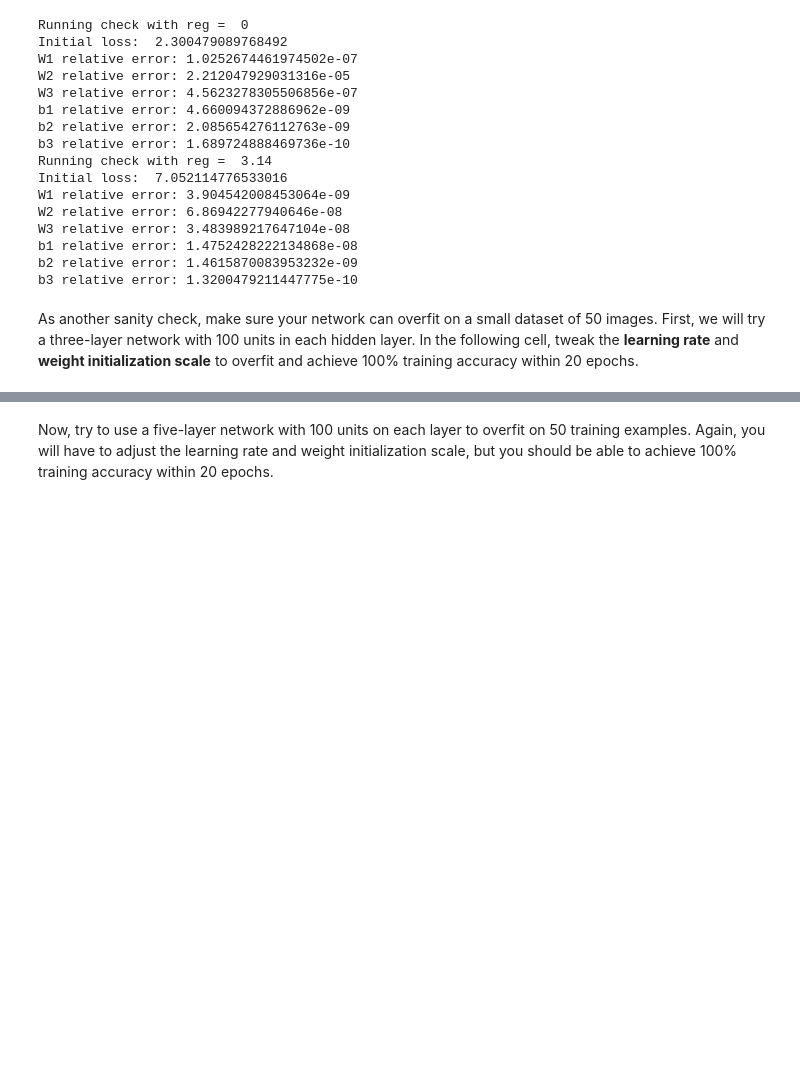
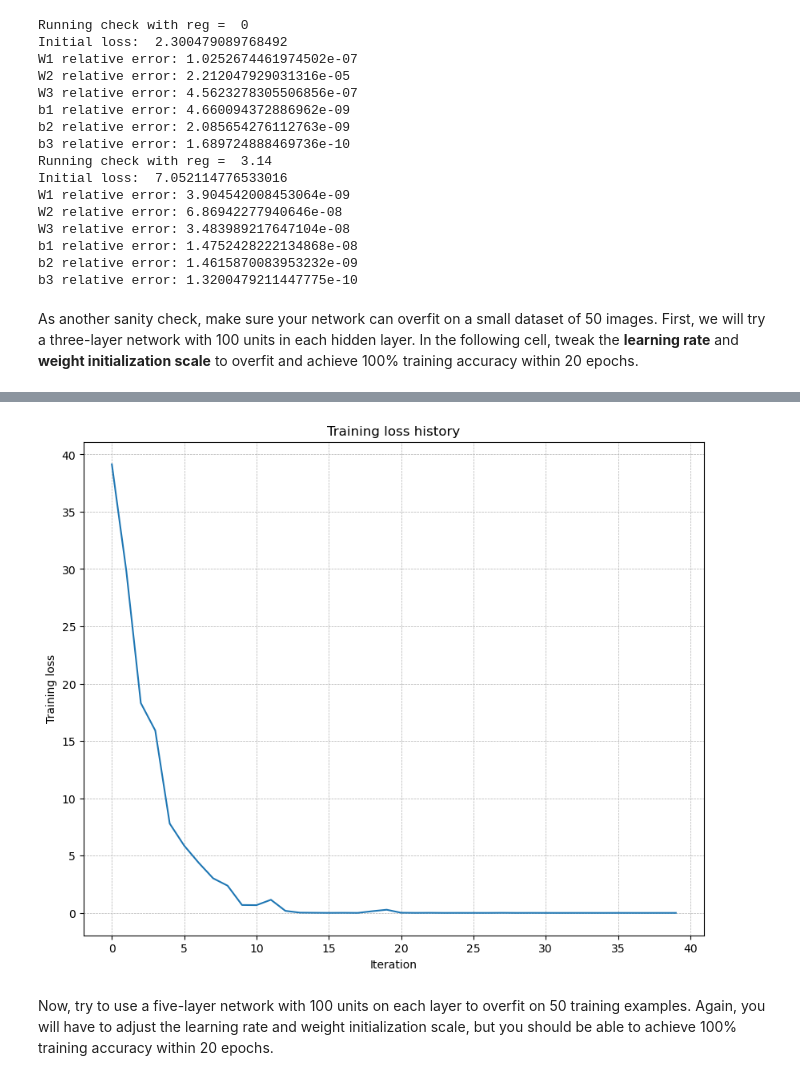
Before and after one commit to xiaoqing-t/CS231n-assignments, a Jupyter notebook: assignment1/FullyConnectedNets.ipynb, the cells around one changed output, grey strips where cells are left out. Cells and saved outputs as stored; diff of their text form; code cells hidden in the pictures; blank space fills up the shorter version.

```diff
--- a/assignment1/FullyConnectedNets.ipynb
+++ b/assignment1/FullyConnectedNets.ipynb
@@ -102,9 +102,11 @@ small_data = {
   "y_val": data["y_val"],
 }
 
-weight_scale = 1e-2   # Experiment with this!
-learning_rate = 1e-4  # Experiment with this!
+weight_scale = 5e-2   # Experiment with this!
+learning_rate = 1e-3  # Experiment with this!
 
+# learning_rate 太小了，loss 没有下降，learning_rate 太大了，loss 震荡。
+# weight_scale 太小，就会使得 loss 下降很慢，太大会导致inf的出现。
 
 model = FullyConnectedNet(
     [100, 100],
@@ -128,3 +130,4 @@ plt.xlabel("Iteration")
 plt.ylabel("Training loss")
 plt.grid(linestyle='--', linewidth=0.5)
 plt.show()
+# %% [output]
@@ -131,3 +151,4 @@ plt.show()
+[figure, added]
 # %% [markdown]
 Now, try to use a five-layer network with 100 units on each layer to overfit on 50 training examples. Again, you will have to adjust the learning rate and weight initialization scale, but you should be able to achieve 100% training accuracy within 20 epochs.
 # %%
```
Also changed, not shown: parts of 4 cells of this notebook, 1 other file.
